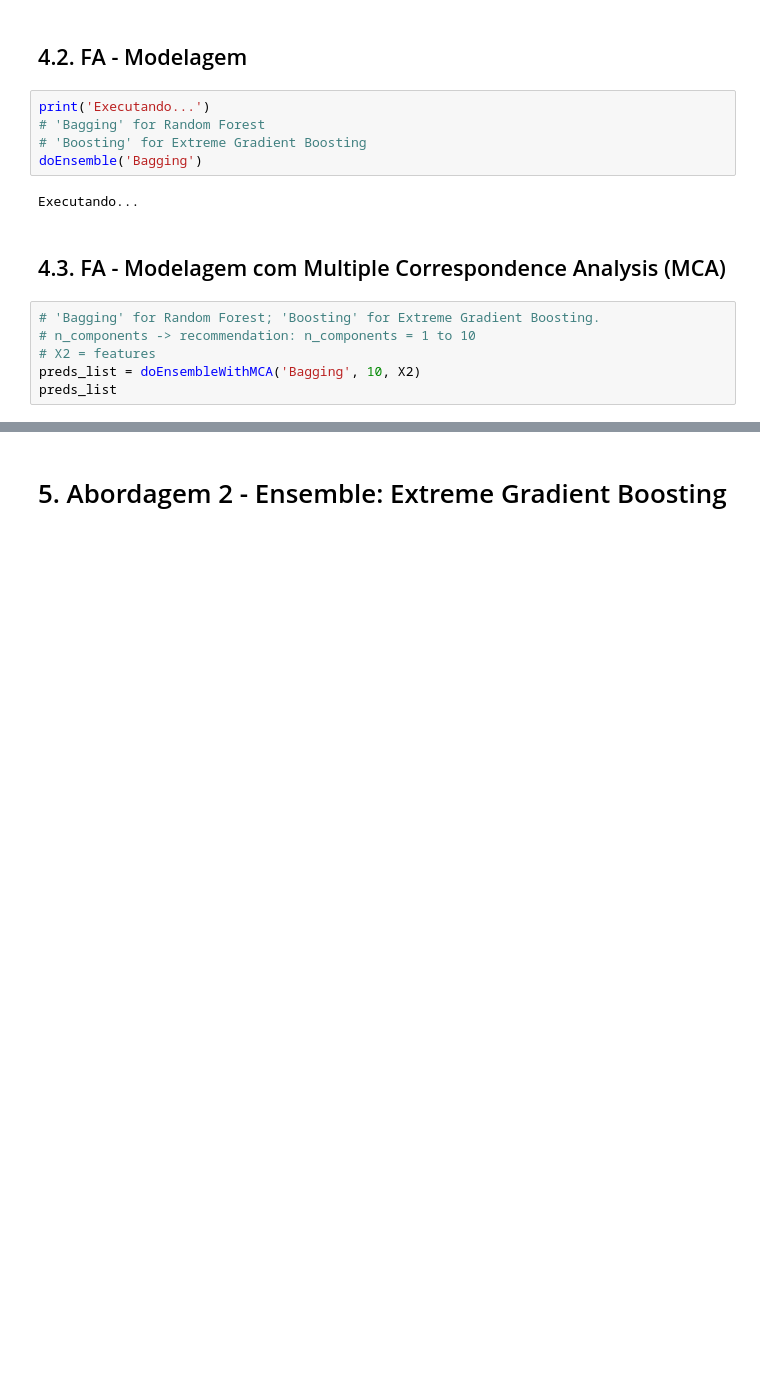
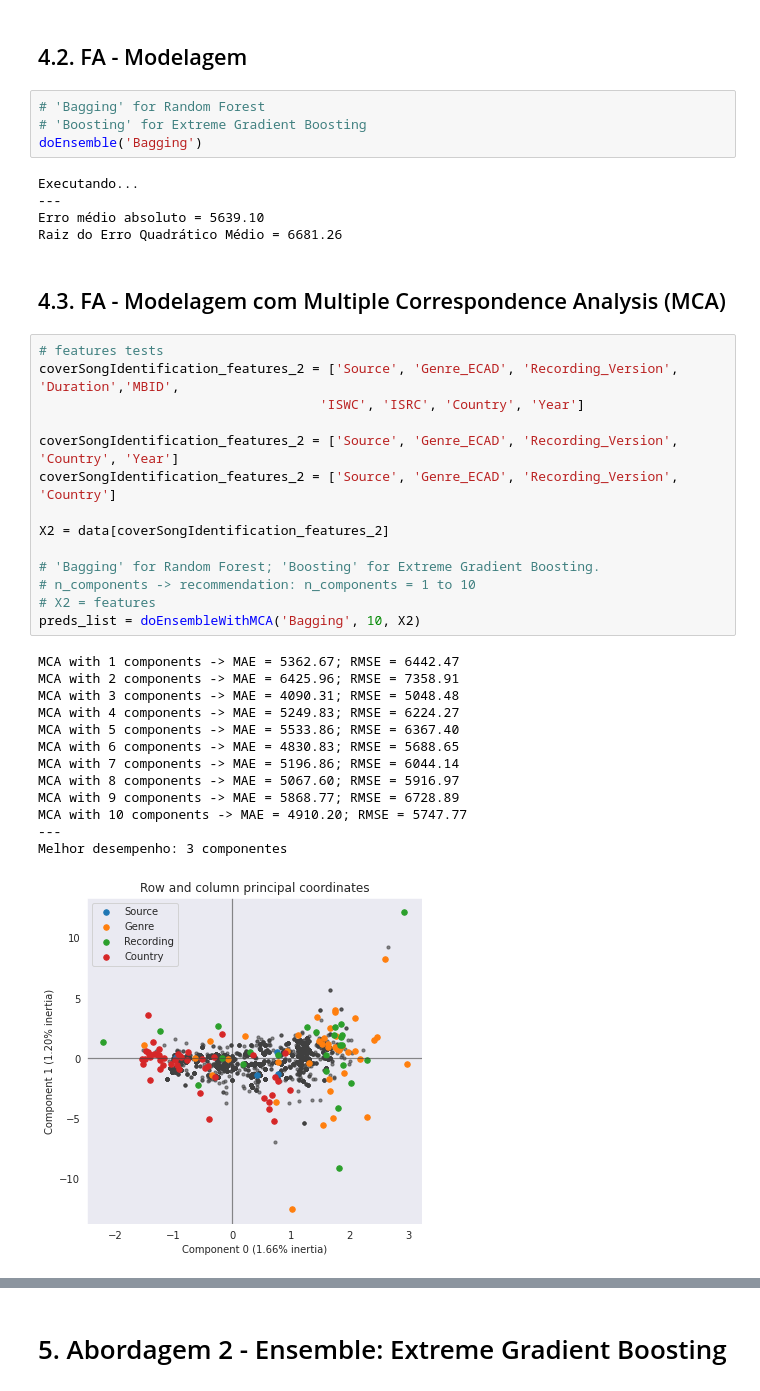
Before and after one commit to Andygrammer/CoverSongIdentification, a Jupyter notebook: CoverSongIdentification.ipynb, the cells around one changed output, grey strips where cells are left out. Drawn from its saved outputs; the diff is of its cells as text; blank space fills up the shorter version.

```diff
--- a/CoverSongIdentification.ipynb
+++ b/CoverSongIdentification.ipynb
@@ -564,17 +564,41 @@ preprocessor = ColumnTransformer(
 # %% [markdown]
 ## 4.2. FA - Modelagem
 # %%
-print('Executando...')
 # 'Bagging' for Random Forest
 # 'Boosting' for Extreme Gradient Boosting
 doEnsemble('Bagging')
 # %% [output]
 Executando...
+---
+Erro médio absoluto = 5639.10
+Raiz do Erro Quadrático Médio = 6681.26
 # %% [markdown]
 ## 4.3. FA - Modelagem com Multiple Correspondence Analysis (MCA)
 # %%
+# features tests
+coverSongIdentification_features_2 = ['Source', 'Genre_ECAD', 'Recording_Version', 'Duration','MBID',
+                                    'ISWC', 'ISRC', 'Country', 'Year']
+
+coverSongIdentification_features_2 = ['Source', 'Genre_ECAD', 'Recording_Version', 'Country', 'Year']
+coverSongIdentification_features_2 = ['Source', 'Genre_ECAD', 'Recording_Version', 'Country']
+
+X2 = data[coverSongIdentification_features_2]
+
 # 'Bagging' for Random Forest; 'Boosting' for Extreme Gradient Boosting.
 # n_components -> recommendation: n_components = 1 to 10
 # X2 = features
 preds_list = doEnsembleWithMCA('Bagging', 10, X2)
-preds_list
+# %% [output]
+MCA with 1 components -> MAE = 5362.67; RMSE = 6442.47
+MCA with 2 components -> MAE = 6425.96; RMSE = 7358.91
+MCA with 3 components -> MAE = 4090.31; RMSE = 5048.48
+MCA with 4 components -> MAE = 5249.83; RMSE = 6224.27
+MCA with 5 components -> MAE = 5533.86; RMSE = 6367.40
+MCA with 6 components -> MAE = 4830.83; RMSE = 5688.65
+MCA with 7 components -> MAE = 5196.86; RMSE = 6044.14
+MCA with 8 components -> MAE = 5067.60; RMSE = 5916.97
+MCA with 9 components -> MAE = 5868.77; RMSE = 6728.89
+MCA with 10 components -> MAE = 4910.20; RMSE = 5747.77
+---
+Melhor desempenho: 3 componentes
+[figure, added]
```
Also changed, not shown: parts of 9 cells of this notebook.
